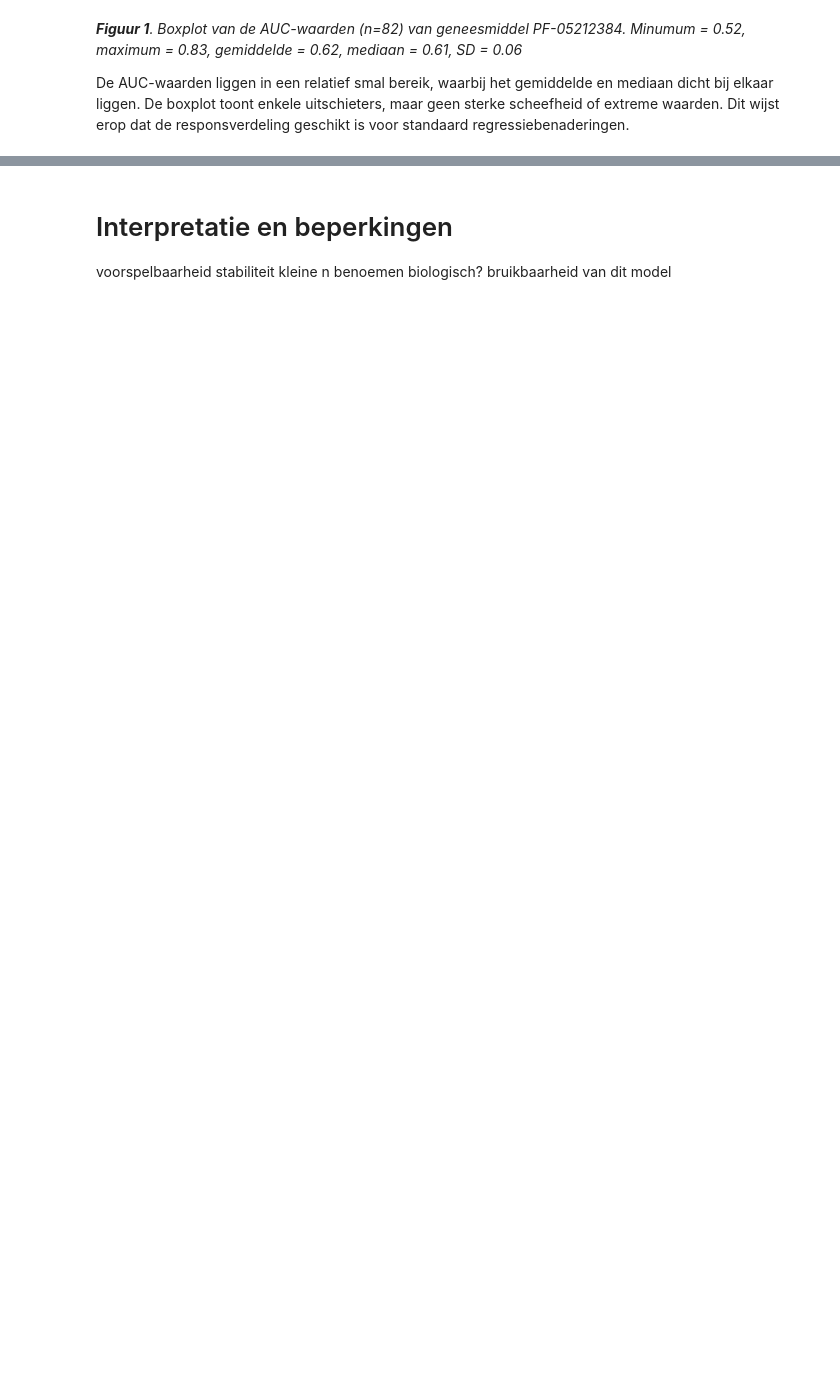
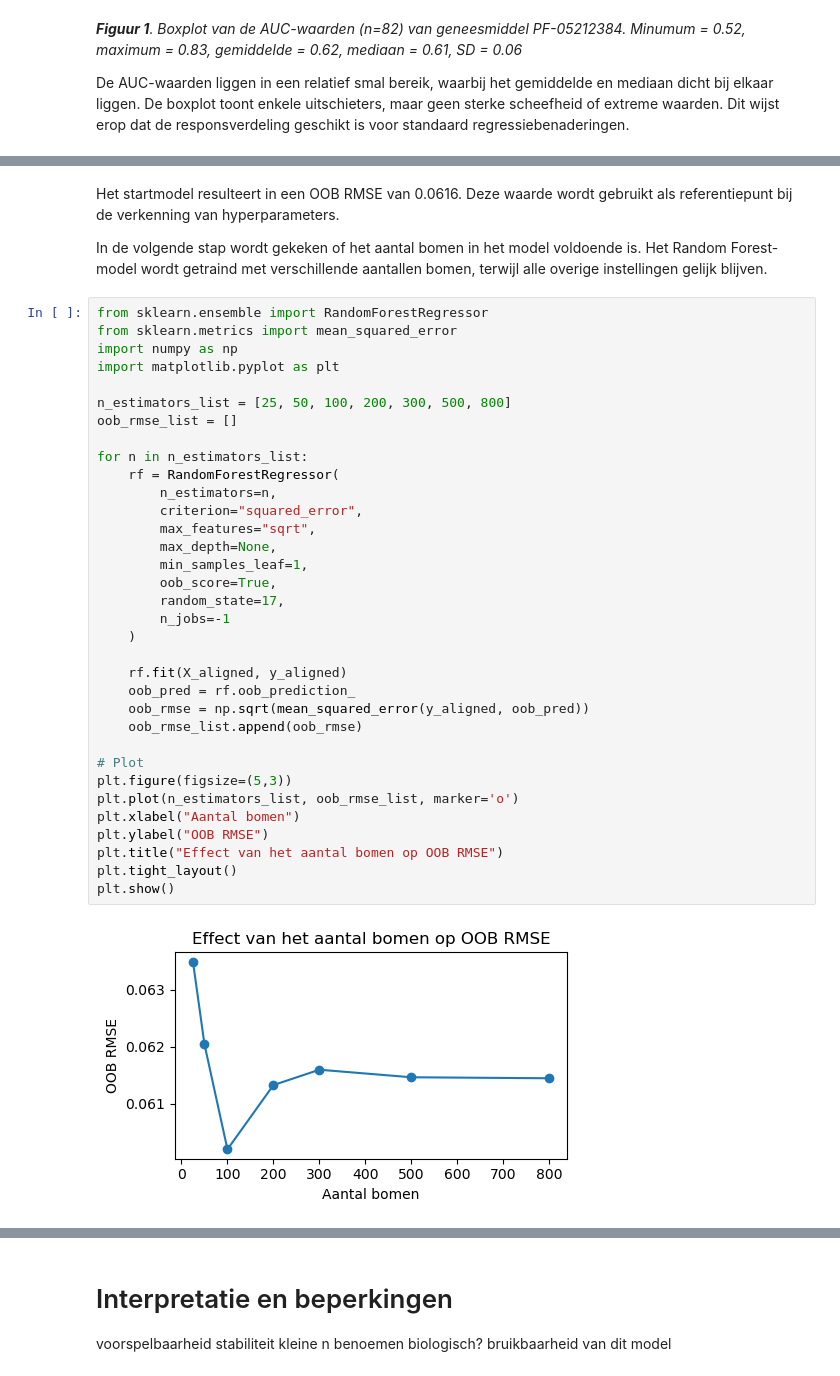
Before and after one commit to ProjecticumDlerpDs/ml_oncoresponse, a Jupyter notebook: notebooks/dv3_model_evaluatie.ipynb, the cells around one changed output, grey strips where cells are left out. Cells and saved outputs as stored; diff of their text form; blank space fills up the shorter version.

```diff
--- a/notebooks/dv3_model_evaluatie.ipynb
+++ b/notebooks/dv3_model_evaluatie.ipynb
@@ -181,0 +230,40 @@ Gebruik van OOB om keuzes te onderbouwen
+# %% [markdown]
+Het startmodel resulteert in een OOB RMSE van 0.0616. Deze waarde wordt gebruikt als referentiepunt bij de verkenning van hyperparameters.
+
+In de volgende stap wordt gekeken of het aantal bomen in het model voldoende is. Het Random Forest-model wordt getraind met verschillende aantallen bomen, terwijl alle overige instellingen gelijk blijven.
+# %%
+from sklearn.ensemble import RandomForestRegressor
+from sklearn.metrics import mean_squared_error
+import numpy as np
+import matplotlib.pyplot as plt
+
+n_estimators_list = [25, 50, 100, 200, 300, 500, 800]
+oob_rmse_list = []
+
+for n in n_estimators_list:
+    rf = RandomForestRegressor(
+        n_estimators=n,
+        criterion="squared_error",
+        max_features="sqrt",
+        max_depth=None,
+        min_samples_leaf=1,
+        oob_score=True,
+        random_state=17,
+        n_jobs=-1
+    )
+
+    rf.fit(X_aligned, y_aligned)
+    oob_pred = rf.oob_prediction_
+    oob_rmse = np.sqrt(mean_squared_error(y_aligned, oob_pred))
+    oob_rmse_list.append(oob_rmse)
+
+# Plot
+plt.figure(figsize=(5,3))
+plt.plot(n_estimators_list, oob_rmse_list, marker='o')
+plt.xlabel("Aantal bomen")
+plt.ylabel("OOB RMSE")
+plt.title("Effect van het aantal bomen op OOB RMSE")
+plt.tight_layout()
+plt.show()
+# %% [output]
+[figure, added]
```
Also changed, not shown: parts of 12 cells of this notebook.
